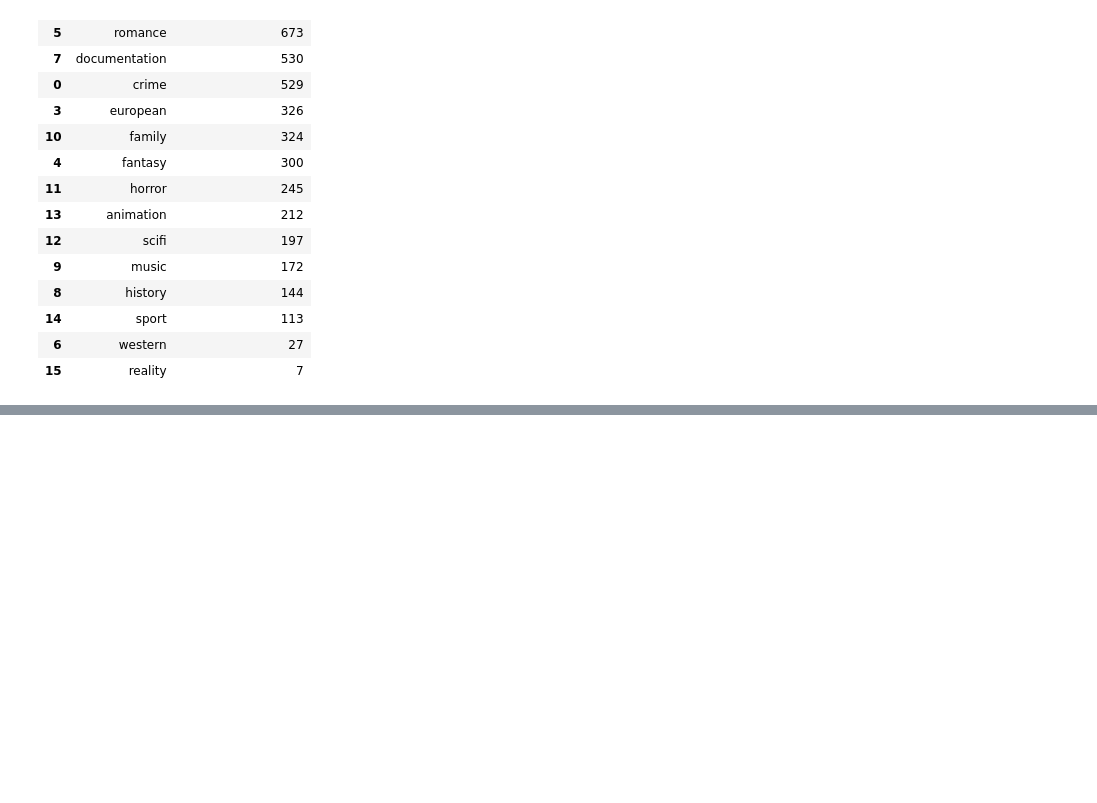
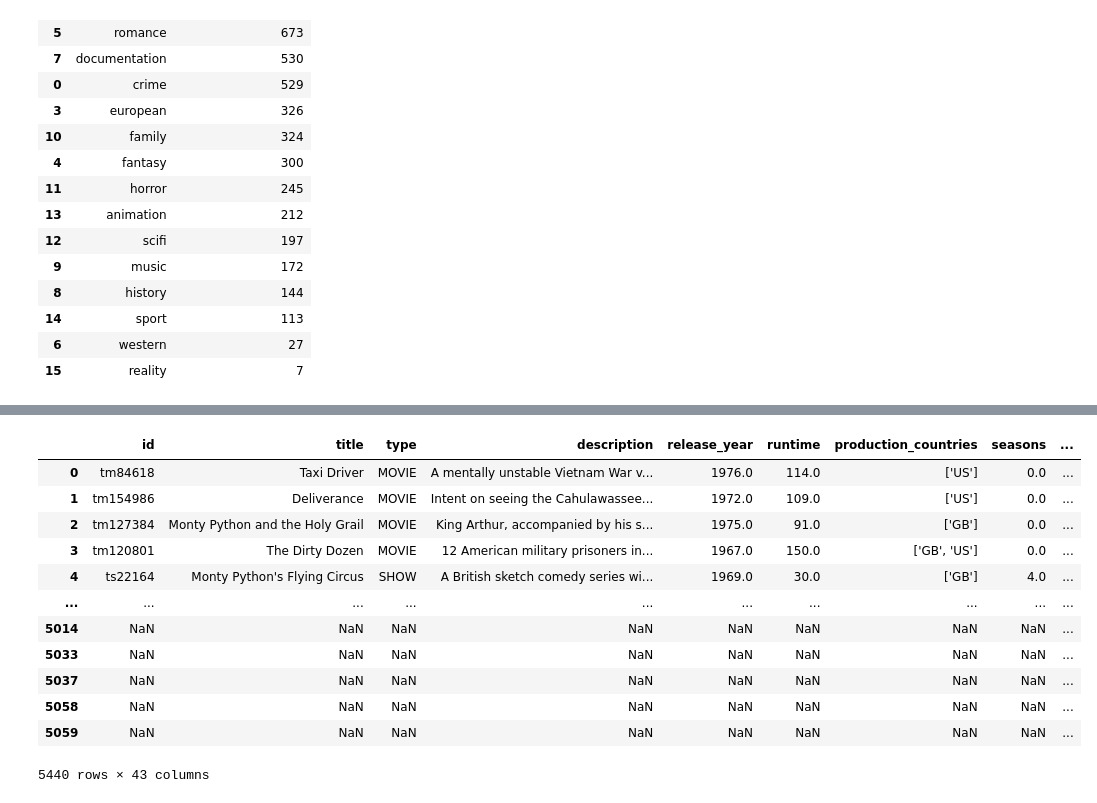
Before and after one commit to Vladboy2/EECS3401FinalProject, a Jupyter notebook: MovieShowModel.ipynb, the cells around one changed output, grey strips where cells are left out. Cells and saved outputs as stored; diff of their text form; code cells hidden in the pictures; blank space fills up the shorter version.

```diff
--- a/MovieShowModel.ipynb
+++ b/MovieShowModel.ipynb
@@ -411,3 +421,26 @@ num_genres_df
 | 14 | sport | 113 |
 | 6 | western | 27 |
 | 15 | reality | 7 |
+# %%
+# FOR THE grouped_combined_df genres hot encoded
+
+# Initialize an empty list to store all genres
+genres_list = []
+
+# Use ast.literal_eval to store all genres into a list
+for genre in grouped_combined_df['genres']:
+    genres_list.extend(ast.literal_eval(genre))
+
+# Remove duplicates
+genres_set = list(set(genres_list))
+
+# Create a DataFrame of genres with binary values (0 or 1)
+genres_df = grouped_combined_df['genres'].apply(lambda x: pd.Series([1 if genre in ast.literal_eval(x) else 0 for genre in genres_set], index=genres_set))
+
+# Concatenate the new DataFrame with the original one
+grouped_combined_df = pd.concat([grouped_combined_df, genres_df], axis=1)
+
+# Drop the 'genres' column
+grouped_combined_df = grouped_combined_df.drop('genres', axis=1)
+
+grouped_combined_df
@@ -413,0 +461,29 @@ num_genres_df
+# %%
+
+temp_df = grouped_combined_df.copy().reset_index()
+# Perform one-hot encoding
+age_cert_hot_encoded = pd.get_dummies(temp_df['age_certification'], prefix='age_certification')
+
+age_cert_hot_encoded.reset_index(drop=True, inplace=True)
+age_cert_hot_encoded = age_cert_hot_encoded.astype(int)
+
+# Concatenate the one-hot encoded DataFrame with the original DataFrame
+grouped_combined_df = pd.concat([grouped_combined_df, age_cert_hot_encoded], axis=1)
+
+# Drop the 'age_certification' column
+grouped_combined_df = grouped_combined_df.drop('age_certification', axis=1)
+grouped_combined_df
+# %% [output]
+|  | id | title | type | description | release_year | runtime | production_countries | seasons | ... |
+| 0 | tm84618 | Taxi Driver | MOVIE | A mentally unstable Vietnam War v... | 1976.0 | 114.0 | ['US'] | 0.0 | ... |
+| 1 | tm154986 | Deliverance | MOVIE | Intent on seeing the Cahulawassee... | 1972.0 | 109.0 | ['US'] | 0.0 | ... |
+| 2 | tm127384 | Monty Python and the Holy Grail | MOVIE | King Arthur, accompanied by his s... | 1975.0 | 91.0 | ['GB'] | 0.0 | ... |
+| 3 | tm120801 | The Dirty Dozen | MOVIE | 12 American military prisoners in... | 1967.0 | 150.0 | ['GB', 'US'] | 0.0 | ... |
+| 4 | ts22164 | Monty Python's Flying Circus | SHOW | A British sketch comedy series wi... | 1969.0 | 30.0 | ['GB'] | 4.0 | ... |
+| ... | ... | ... | ... | ... | ... | ... | ... | ... | ... |
+| 5014 | NaN | NaN | NaN | NaN | NaN | NaN | NaN | NaN | ... |
+| 5033 | NaN | NaN | NaN | NaN | NaN | NaN | NaN | NaN | ... |
+| 5037 | NaN | NaN | NaN | NaN | NaN | NaN | NaN | NaN | ... |
+| 5058 | NaN | NaN | NaN | NaN | NaN | NaN | NaN | NaN | ... |
+| 5059 | NaN | NaN | NaN | NaN | NaN | NaN | NaN | NaN | ... |
+5440 rows × 43 columns
```
Also changed, not shown: parts of 3 cells of this notebook.
